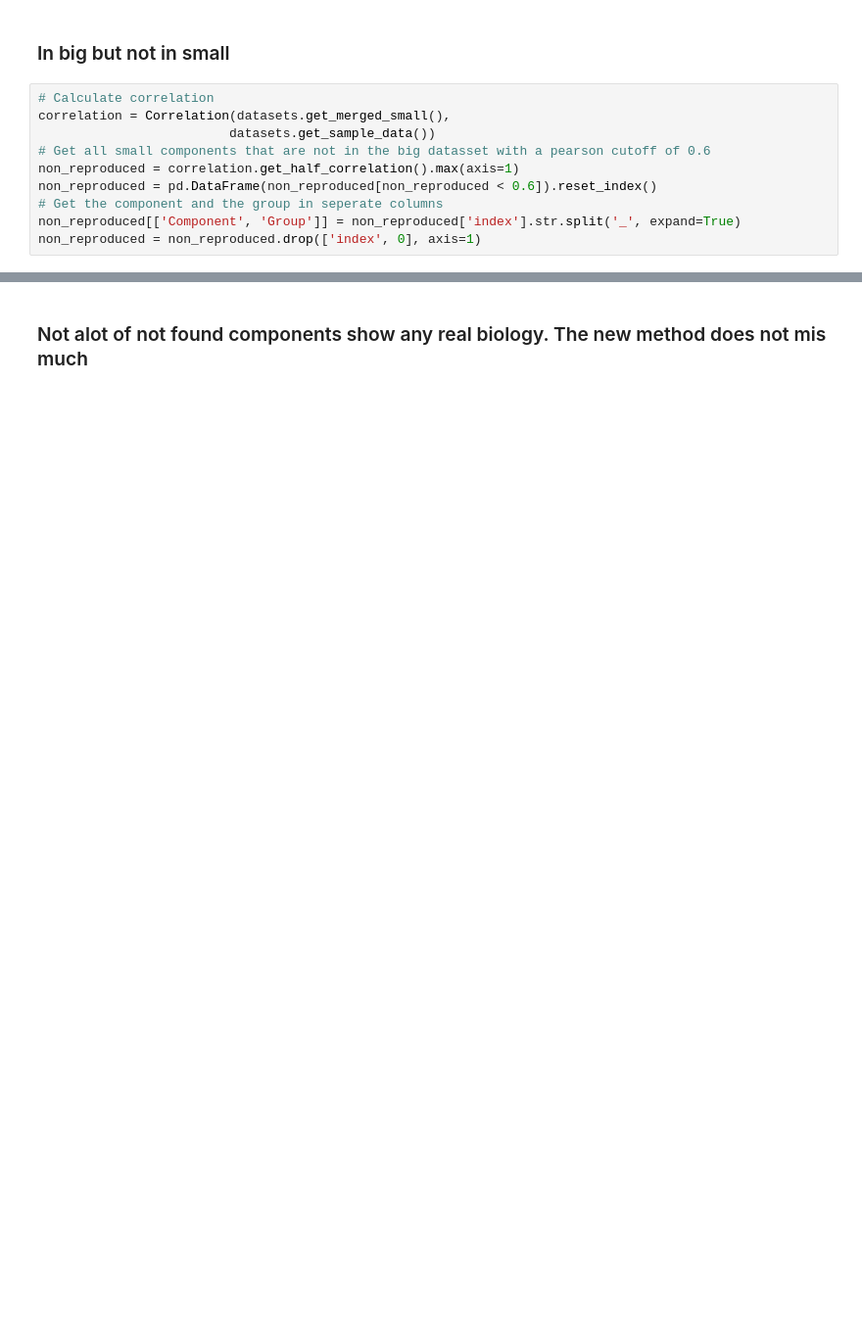
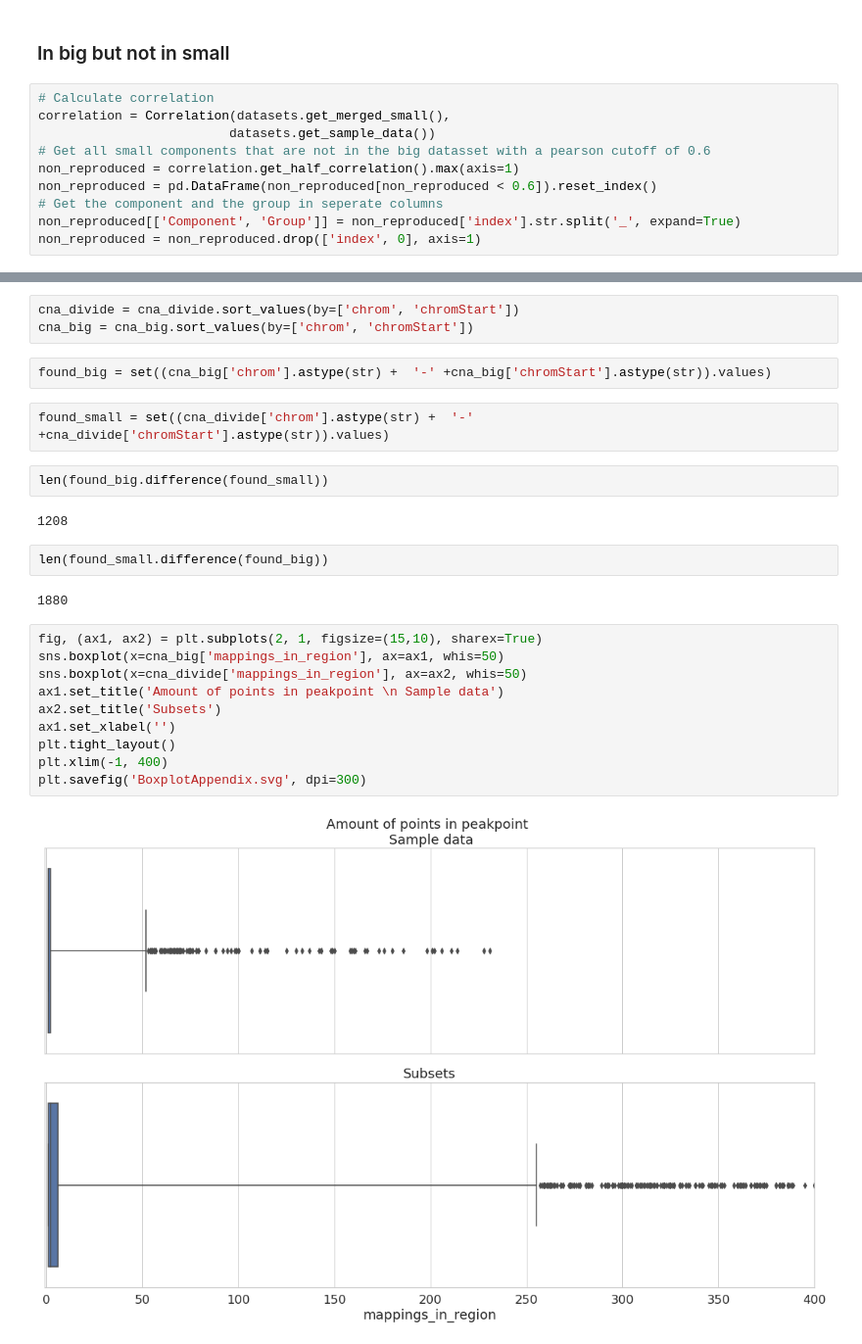
Before and after one commit to MarkF-hanze/ICA, a Jupyter notebook: Jupyter_Notebooks/Inspect_Biology.ipynb, the cells around one changed output, grey strips where cells are left out. Shown at 98% size. Drawn from its saved outputs; the diff is of its cells as text; blank space fills up the shorter version.

```diff
--- a/Jupyter_Notebooks/Inspect_Biology.ipynb
+++ b/Jupyter_Notebooks/Inspect_Biology.ipynb
@@ -577,2 +564,27 @@ plt.savefig('/home/MarkF/DivideConquer/ICA/Results/Cancer_type/BadEnriched.svg',
-# %% [markdown]
-### Not alot of not found components show any real biology. The new method does not mis much
+# %%
+cna_divide = cna_divide.sort_values(by=['chrom', 'chromStart'])
+cna_big = cna_big.sort_values(by=['chrom', 'chromStart'])
+# %%
+found_big = set((cna_big['chrom'].astype(str) +  '-' +cna_big['chromStart'].astype(str)).values)
+# %%
+found_small = set((cna_divide['chrom'].astype(str) +  '-' +cna_divide['chromStart'].astype(str)).values)
+# %%
+len(found_big.difference(found_small))
+# %% [output]
+1208
+# %%
+len(found_small.difference(found_big))
+# %% [output]
+1880
+# %%
+fig, (ax1, ax2) = plt.subplots(2, 1, figsize=(15,10), sharex=True)
+sns.boxplot(x=cna_big['mappings_in_region'], ax=ax1, whis=50)
+sns.boxplot(x=cna_divide['mappings_in_region'], ax=ax2, whis=50)
+ax1.set_title('Amount of points in peakpoint \n Sample data')
+ax2.set_title('Subsets')
+ax1.set_xlabel('')
+plt.tight_layout()
+plt.xlim(-1, 400)
+plt.savefig('BoxplotAppendix.svg', dpi=300)
+# %% [output]
+[figure, added]
```
Also changed, not shown: parts of 7 cells of this notebook, 9 other files.
